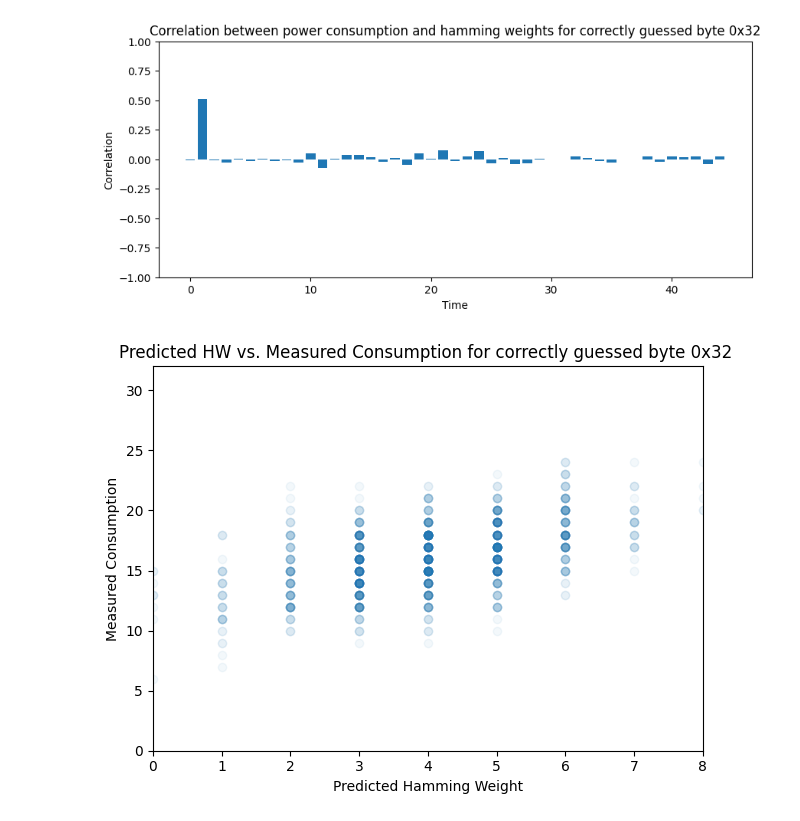
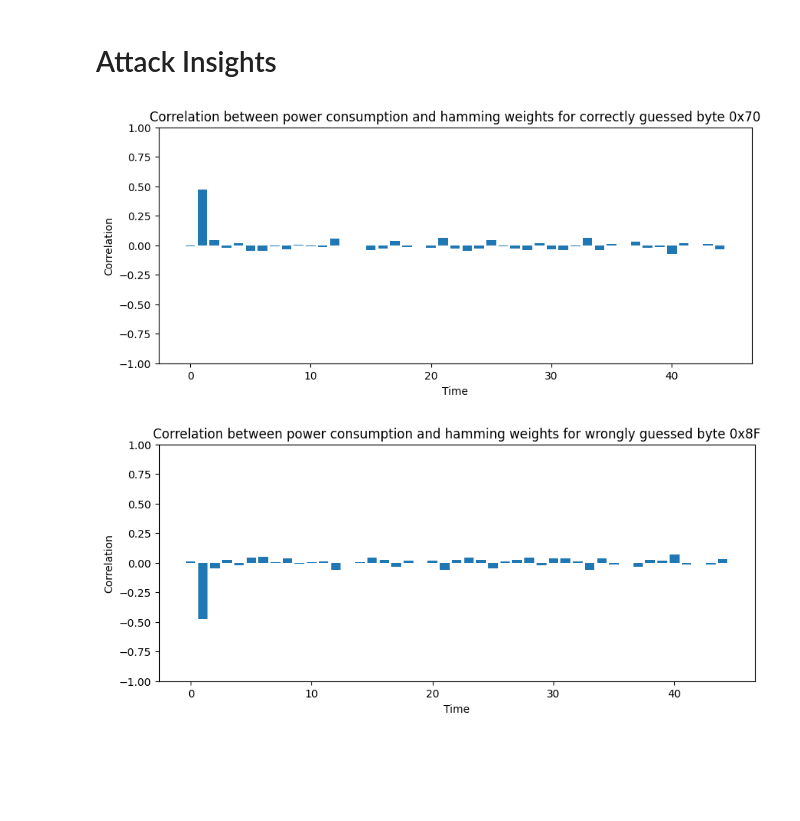
Before and after one commit to Makowe/impl-attck, a Jupyter notebook: simon/simon_64_128_simulation.ipynb, the cells around one changed output. Cells and saved outputs as stored; diff of their text form; code cells hidden in the pictures; blank space fills up the shorter version.

Commit message:
finialize changes on simulated attack

```diff
--- a/simon/simon_64_128_simulation.ipynb
+++ b/simon/simon_64_128_simulation.ipynb
@@ -171,3 +151,5 @@ Differences: 0x00000000 0x00000000 0x00000000 0x00000000
+# %% [markdown]
+# Attack Insights
 # %%
 # Print correlation in comparison to time
 
@@ -175,48 +157,54 @@ guessed_key = np.zeros((4,), dtype=np.uint32)
 guessed_byte = key[3] & 0xFF
 guessed_key[3] |= guessed_byte
 
-predicted_hws = np.array(
-        [get_hw_for_guessed_key_byte(m[0], guessed_key, 0, 0xFF) for m in measurements],
+expected_hws = np.array(
+        [get_hw_for_guessed_key_byte(m.plaintext, guessed_key, 0, np.uint32(0xFF)) for m in measurements.entries],
         dtype=np.uint32)
 
-consumptions = np.array([m[2] for m in measurements], dtype=np.uint32)
-corrs = np.array([np.corrcoef(predicted_hws, consumptions[:, t])[0, 1] for t in range(VALS_PER_MEASUREMENT)], dtype=np.float64)
+correlations = np.array(
+        [
+            np.corrcoef(expected_hws, measurements.power_2d[:, t])[0, 1]
+            for t in range(measurements.power_2d.shape[1])
+        ],
+        dtype=np.float64,
+    )
 
 plt.figure(figsize=(10,4))
-x = np.arange(len(corrs))
-plt.bar(x, corrs)
+x = np.arange(len(correlations))
+plt.bar(x, correlations)
 plt.xlabel("Time")
 plt.ylabel("Correlation")
 plt.title(f"Correlation between power consumption and hamming weights for correctly guessed byte 0x{guessed_byte:02X}")
 plt.ylim(-1, 1)
 plt.show()
 # %% [output]
-[figure, old version]
+[figure, new version]
 # %%
-# Print correlation for a correct key byte
+# Print correlation in comparison to time
 
 guessed_key = np.zeros((4,), dtype=np.uint32)
-guessed_byte = key[3] & 0xFF
-guessed_key[3] = key[3] & 0xFF
+guessed_byte = ~key[3] & 0xFF
+guessed_key[3] |= guessed_byte
 
-predicted_hws = np.array(
-        [get_hw_for_guessed_key_byte(m[0], guessed_key, 0, 0xFF) for m in measurements],
+expected_hws = np.array(
+        [get_hw_for_guessed_key_byte(m.plaintext, guessed_key, 0, np.uint32(0xFF)) for m in measurements.entries],
         dtype=np.uint32)
 
-consumptions = np.array([m[2] for m in measurements], dtype=np.uint32)
-corrs = np.array([np.corrcoef(predicted_hws, consumptions[:, t])[0, 1] for t in range(VALS_PER_MEASUREMENT)], dtype=np.float64)
+correlations = np.array(
+        [
+            np.corrcoef(expected_hws, measurements.power_2d[:, t])[0, 1]
+            for t in range(measurements.power_2d.shape[1])
+        ],
+        dtype=np.float64,
+    )
 
-# find the index where correlation is highest
-max_corr_index = np.argmax(corrs)
-consumptions_with_best_corr = consumptions[:, max_corr_index]
-
-plt.scatter(predicted_hws, consumptions_with_best_corr, alpha=0.05)
-plt.xlabel("Predicted Hamming Weight")
-plt.ylabel("Measured Consumption")
-plt.title(f"Predicted HW vs. Measured Consumption for correctly guessed byte 0x{guessed_byte:02X} ")
-plt.tight_layout()
-plt.xlim(0, 8)
-plt.ylim(0, 32)
+plt.figure(figsize=(10,4))
+x = np.arange(len(correlations))
+plt.bar(x, correlations)
+plt.xlabel("Time")
+plt.ylabel("Correlation")
+plt.title(f"Correlation between power consumption and hamming weights for wrongly guessed byte 0x{guessed_byte:02X}")
+plt.ylim(-1, 1)
 plt.show()
 # %% [output]
-[figure, old version]
+[figure, new version]
```
Also changed, not shown: parts of 13 cells of this notebook, 1 other file.
